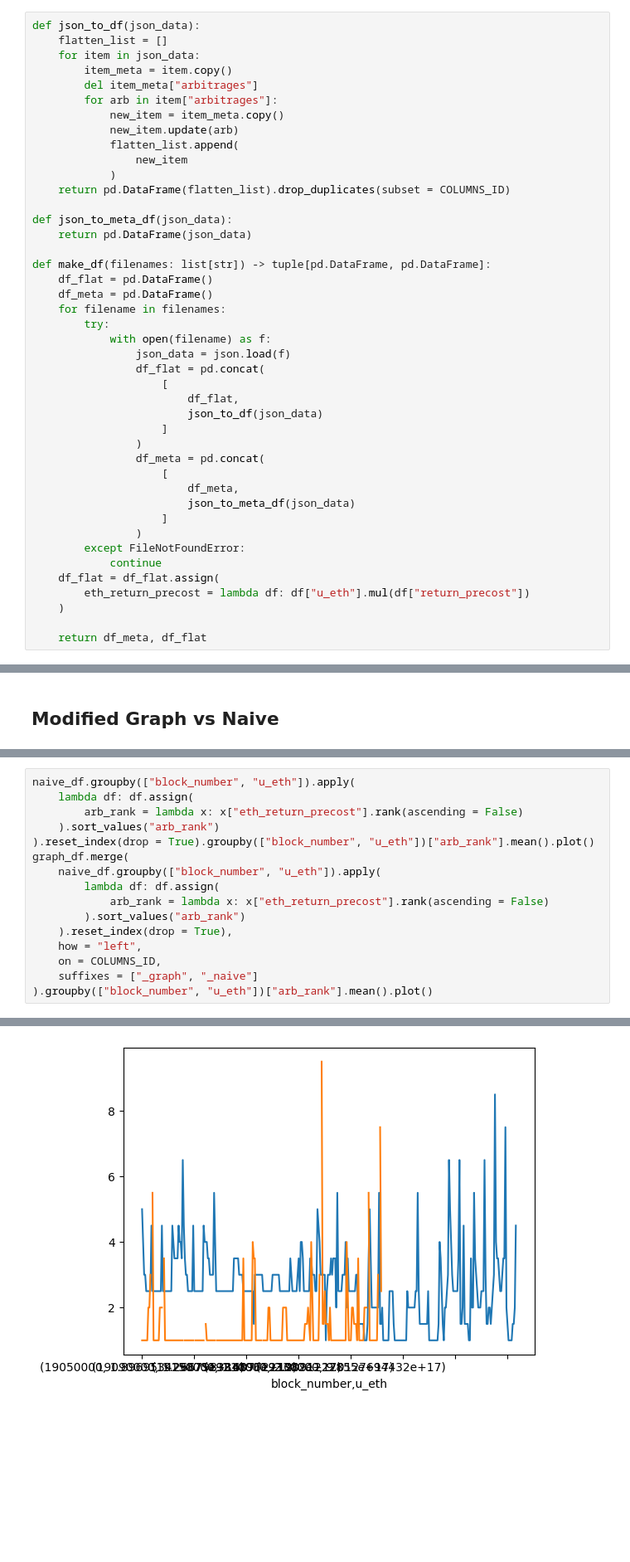
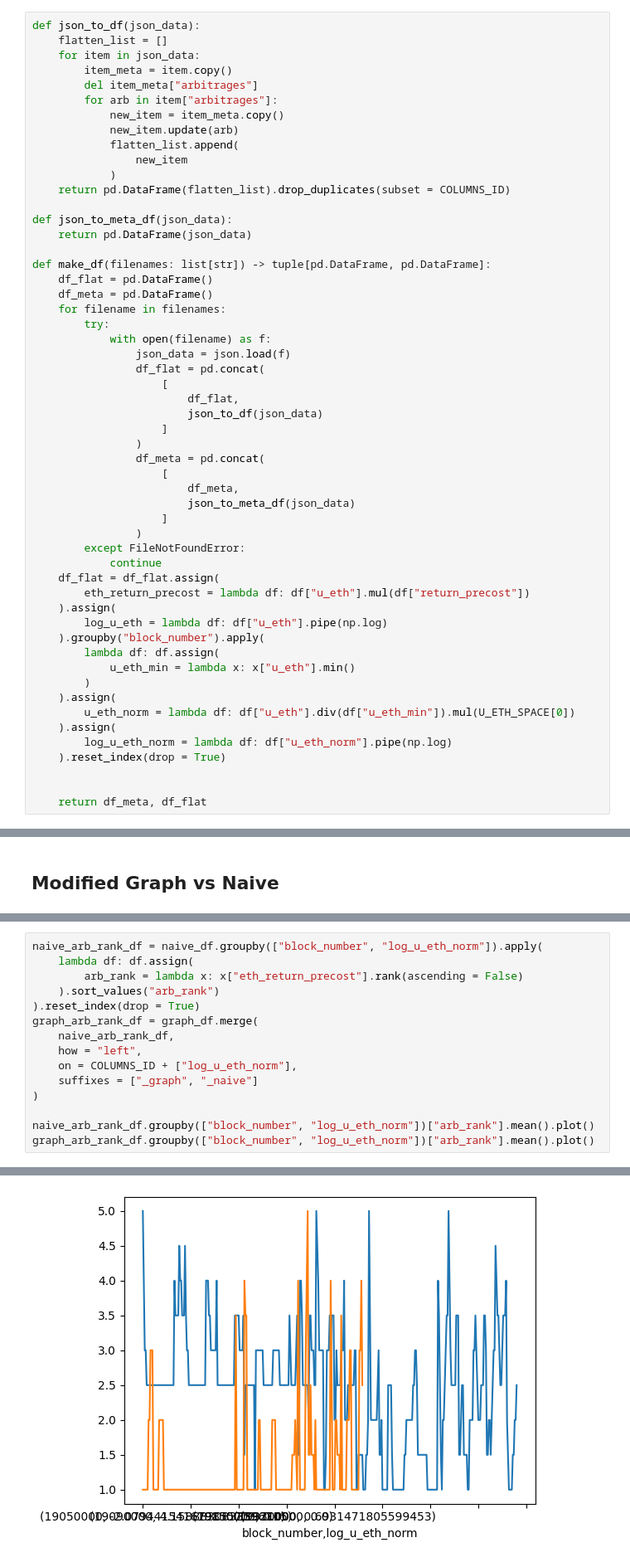
Before and after one commit to longtrieuuit/defi-arbitrage, a Jupyter notebook: arbitrage_finding.ipynb, the cells around one changed output, grey strips where cells are left out. Shown: that part at 83% size. Cells and saved outputs as stored; diff of their text form; blank space fills up the shorter version.

```diff
--- a/arbitrage_finding.ipynb
+++ b/arbitrage_finding.ipynb
@@ -54,7 +54,18 @@ def make_df(filenames: list[str]) -> tuple[pd.DataFrame, pd.DataFrame]:
             continue
     df_flat = df_flat.assign(
         eth_return_precost = lambda df: df["u_eth"].mul(df["return_precost"])
-    )
+    ).assign(
+        log_u_eth = lambda df: df["u_eth"].pipe(np.log)
+    ).groupby("block_number").apply(
+        lambda df: df.assign(
+            u_eth_min = lambda x: x["u_eth"].min()
+        )
+    ).assign(
+        u_eth_norm = lambda df: df["u_eth"].div(df["u_eth_min"]).mul(U_ETH_SPACE[0])
+    ).assign(
+        log_u_eth_norm = lambda df: df["u_eth_norm"].pipe(np.log)
+    ).reset_index(drop = True)
+
 
     return df_meta, df_flat
 # %%
@@ -227,17 +260,16 @@ stats_df.pivot(index = "block_number", columns = "log_u_eth_norm", values = "eth
 # %%
-naive_df.groupby(["block_number", "u_eth"]).apply(
+naive_arb_rank_df = naive_df.groupby(["block_number", "log_u_eth_norm"]).apply(
     lambda df: df.assign(
         arb_rank = lambda x: x["eth_return_precost"].rank(ascending = False)
     ).sort_values("arb_rank")
-).reset_index(drop = True).groupby(["block_number", "u_eth"])["arb_rank"].mean().plot()
-graph_df.merge(
-    naive_df.groupby(["block_number", "u_eth"]).apply(
-        lambda df: df.assign(
-            arb_rank = lambda x: x["eth_return_precost"].rank(ascending = False)
-        ).sort_values("arb_rank")
-    ).reset_index(drop = True),
+).reset_index(drop = True)
+graph_arb_rank_df = graph_df.merge(
+    naive_arb_rank_df,
     how = "left",
-    on = COLUMNS_ID,
+    on = COLUMNS_ID + ["log_u_eth_norm"],
     suffixes = ["_graph", "_naive"]
-).groupby(["block_number", "u_eth"])["arb_rank"].mean().plot()
+)
+
+naive_arb_rank_df.groupby(["block_number", "log_u_eth_norm"])["arb_rank"].mean().plot()
+graph_arb_rank_df.groupby(["block_number", "log_u_eth_norm"])["arb_rank"].mean().plot()
 # %% [output]
@@ -245 +277 @@ graph_df.merge(
-[figure, old version]
+[figure, new version]
```
Also changed, not shown: parts of 9 cells of this notebook.
